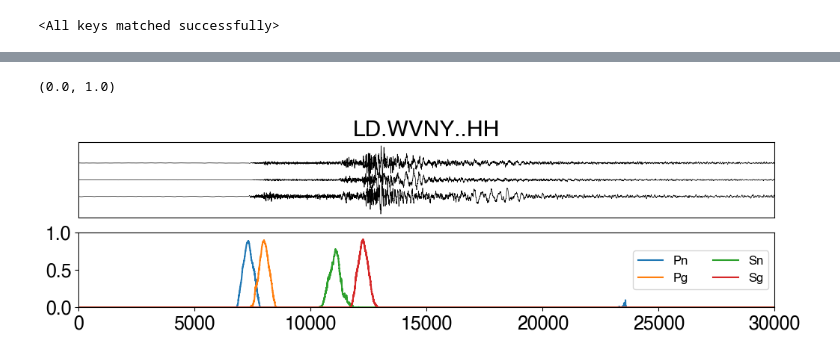
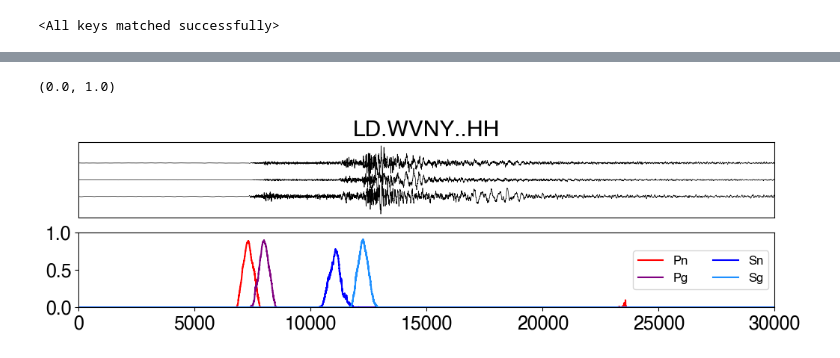
Before and after one commit to albertleonardo/skynet, a Jupyter notebook: skynet_seisbench_integration.ipynb, the cells around one changed output, grey strips where cells are left out. Cells and saved outputs as stored; diff of their text form; code cells hidden in the pictures.

```diff
--- a/skynet_seisbench_integration.ipynb
+++ b/skynet_seisbench_integration.ipynb
@@ -158,5 +160,5 @@ Saved results in test_picks.csv, 2 picks.
 # %%
-multiphase_skynet = Skynet(in_channels=3,classes=5,phases="WXYZN")
+multiphase_skynet = Skynet(in_channels=3,classes=5,phases=["Pn","Pg","Sn","Sg","noise"])
 multiphase_skynet.load_state_dict(torch.load('/Users/albert/Pn/skynet_models/multiphase_updated',map_location='cpu'))
 # %% [output]
 <All keys matched successfully>
@@ -175,20 +179,21 @@ NN.PAH..Skynet_N | 2024-03-11T11:47:00.003100Z - 2024-03-11T11:51:59.993100Z | 1
 # %%
 plt.figure(figsize=(12,6))
 
 plt.subplot(4,1,1)
 for i,tr in enumerate(st):
     plt.plot(tr.normalize().data-i,color='k',linewidth=0.5)
 
 plt.xlim(0,30000);plt.xticks([]);plt.yticks([])
 plt.title(tr.id[:-1])
 plt.subplot(4,1,2)
 
+colors=['red','purple','blue','dodgerblue']
 labels=['Pn','Pg','Sn','Sg']
 for i in range(4):
-    plt.plot(multiphase_predictions[i].data,label=labels[i])
+    plt.plot(multiphase_predictions[i].data,label=labels[i],color=colors[i])
 
 plt.legend(loc='right',fontsize=12,ncol=2)
 plt.xlim(0,30000);plt.ylim(0,1)
 # %% [output]
 (0.0, 1.0)
-[figure, old version]
+[figure, new version]
```
Also changed, not shown: parts of 29 cells of this notebook.
